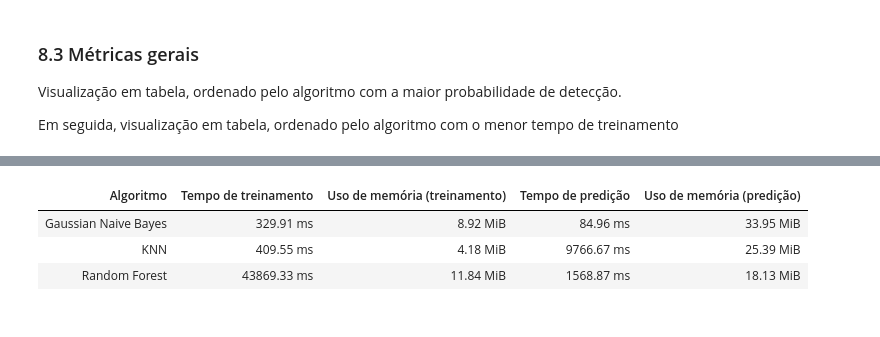
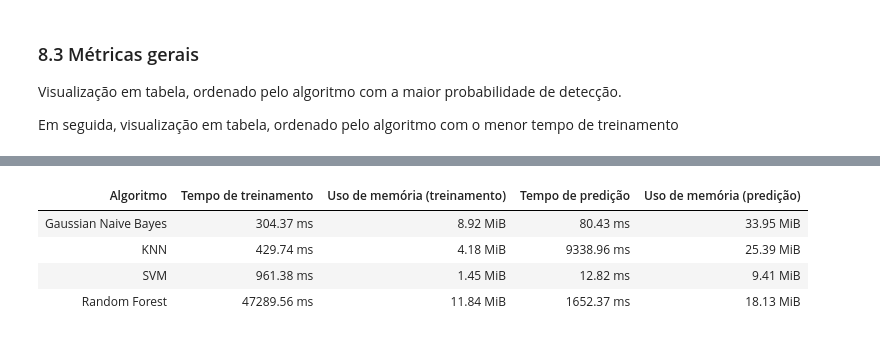
Before and after one commit to jtlimo/ccm-102, a Jupyter notebook: main.ipynb, the cells around one changed output, grey strips where cells are left out. Drawn from its saved outputs; the diff is of its cells as text; code cells hidden in the pictures.

```diff
--- a/main.ipynb
+++ b/main.ipynb
@@ -329,7 +330,6 @@ cm_nb.plot(number_label=True, title="Matriz de Confusão", cmap=plt.cm.Blues) #
 ## 5. Treino e teste do SVM
 # %%
 linearsvc = LinearSVC()
-linearsvc.fit(X_train_res, y_train_res) # type: ignore
 
-y_pred = linearsvc.predict(X_test_pca)
+metrics_svc, y_pred = benchmark(linearsvc, X_train_res, y_train_res, X_test_pca)
 # %% [markdown]
@@ -433,32 +440,35 @@ df
 # %%
 performance_results = {
     "Random Forest": {"Train time": metrics_rf['train_time_ms'], "Train peak memory": metrics_rf['train_peak_memory_MiB'],
                       "Predict time": metrics_rf['predict_time_ms'], "Predict peak memory": metrics_rf['predict_peak_memory_MiB']},
 
     "KNN": {"Train time": metrics_knn['train_time_ms'], "Train peak memory": metrics_knn['train_peak_memory_MiB'],
             "Predict time": metrics_knn['predict_time_ms'], "Predict peak memory": metrics_knn['predict_peak_memory_MiB']},
 
     "Gaussian Naive Bayes": {"Train time": metrics_nb['train_time_ms'], "Train peak memory": metrics_nb['train_peak_memory_MiB'],
                              "Predict time": metrics_nb['predict_time_ms'], "Predict peak memory": metrics_nb['predict_peak_memory_MiB']},
+        "SVM": {"Train time": metrics_svc['train_time_ms'], "Train peak memory": metrics_svc['train_peak_memory_MiB'],
+                "Predict time": metrics_svc['predict_time_ms'], "Predict peak memory": metrics_svc['predict_peak_memory_MiB']},
 }
 
 
 df = pd.DataFrame(performance_results).T.reset_index()
 df.columns = ["Algoritmo", "Tempo de treinamento", "Uso de memória (treinamento)",  "Tempo de predição", "Uso de memória (predição)"]
 
 df = df.round(2)
 df = df.sort_values(by="Tempo de treinamento", ascending=True).reset_index(drop=True)
 
 df = df.style.hide(axis="index").format({
      "Tempo de treinamento": "{:.2f} ms",
      "Uso de memória (treinamento)": "{:.2f} MiB",
      "Tempo de predição": "{:.2f} ms",
      "Uso de memória (predição)": "{:.2f} MiB"
 })
 
 df
 # %% [output]
 | Algoritmo | Tempo de treinamento | Uso de memória (treinamento) | Tempo de predição | Uso de memória (predição) |
-| Gaussian Naive Bayes | 329.91 ms | 8.92 MiB | 84.96 ms | 33.95 MiB |
-| KNN | 409.55 ms | 4.18 MiB | 9766.67 ms | 25.39 MiB |
-| Random Forest | 43869.33 ms | 11.84 MiB | 1568.87 ms | 18.13 MiB |
+| Gaussian Naive Bayes | 304.37 ms | 8.92 MiB | 80.43 ms | 33.95 MiB |
+| KNN | 429.74 ms | 4.18 MiB | 9338.96 ms | 25.39 MiB |
+| SVM | 961.38 ms | 1.45 MiB | 12.82 ms | 9.41 MiB |
+| Random Forest | 47289.56 ms | 11.84 MiB | 1652.37 ms | 18.13 MiB |
```
Also changed, not shown: parts of 9 cells of this notebook.
